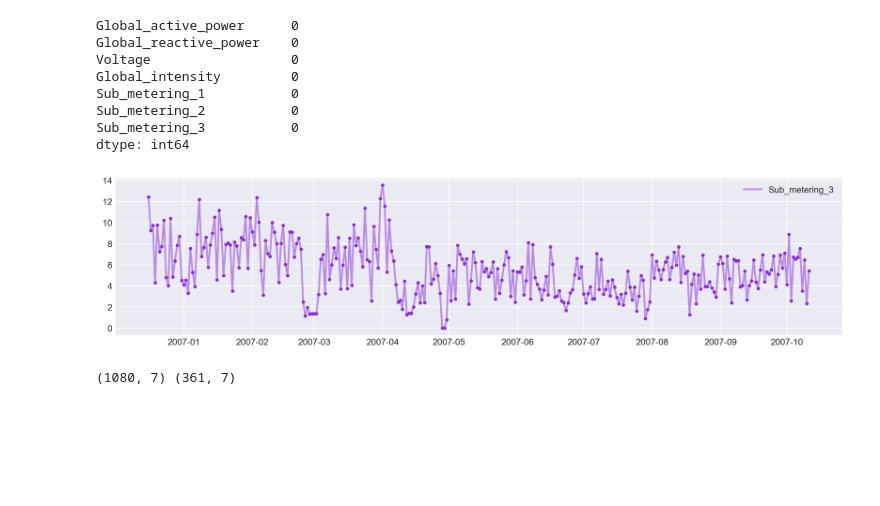
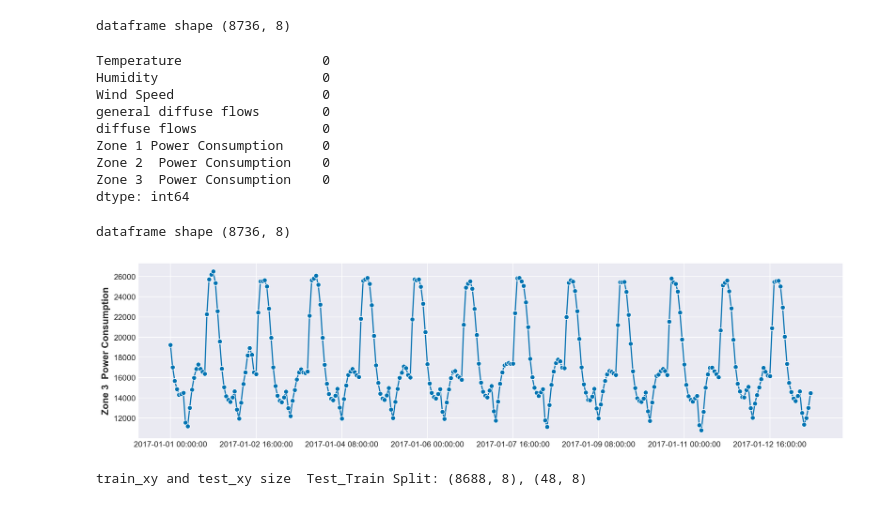
Before and after one commit to RahulDas-dev/Time-Series-Examples, a Jupyter notebook: Untitled.ipynb, the cells around one changed output. Drawn from its saved outputs; the diff is of its cells as text; code cells hidden in the pictures; blank space fills up the shorter version.

```diff
--- a/Untitled.ipynb
+++ b/Untitled.ipynb
@@ -42,10 +27,10 @@ plt.rc(
 %config InlineBackend.figure_format = 'retina'
 # %%
 dataframe = (
-    load_household_electricity_data()
-    .pipe(format_datetime, col="Date_Time")
-    .pipe(set_index, col="Date_Time")
-    .pipe(resample_Data, freq="D")
+    load_power_consumption()
+    .pipe(format_datetime, col="DateTime")
+    .pipe(set_index, col="DateTime")
+    .pipe(resample_data, freq="H")
 )
 
 print(f"dataframe shape {dataframe.shape}")
@@ -84,21 +66,30 @@ None
 # %%
+target_col = "Zone 3  Power Consumption"
+print(f"dataframe shape {dataframe.shape}")
 dataframe.isna().sum()
 # %% [output]
-Global_active_power      0
-Global_reactive_power    0
-Voltage                  0
-Global_intensity         0
-Sub_metering_1           0
-Sub_metering_2           0
-Sub_metering_3           0
-dtype: int64
+dataframe shape (8736, 8)
+Temperature                  0
+Humidity                     0
+Wind Speed                   0
+general diffuse flows        0
+diffuse flows                0
+Zone 1 Power Consumption     0
+Zone 2  Power Consumption    0
+Zone 3  Power Consumption    0
+dtype: int64
 # %%
-show_dataset(dataframe[:300], columns=["Sub_metering_3"])
+plotting.plot_series(dataframe[target_col][:300])
+print(f"dataframe shape {dataframe.shape}")
 # %% [output]
+dataframe shape (8736, 8)
-[figure, old version]
+[figure, new version]
 # %%
-train_df, test_df = dataframe[1:1081], dataframe[1081:]
-
-print(train_df.shape, test_df.shape)
+TEST_SIZE = 48
+train_xy, test_xy = temporal_train_test_split(dataframe, test_size=TEST_SIZE)
+print(
+    f"train_xy and test_xy size  Test_Train Split: {train_xy.shape}, {test_xy.shape}",
+    end="\n\n",
+)
 # %% [output]
-(1080, 7) (361, 7)
+train_xy and test_xy size  Test_Train Split: (8688, 8), (48, 8)
```
Also changed, not shown: parts of 10 cells of this notebook, 3 other files.
